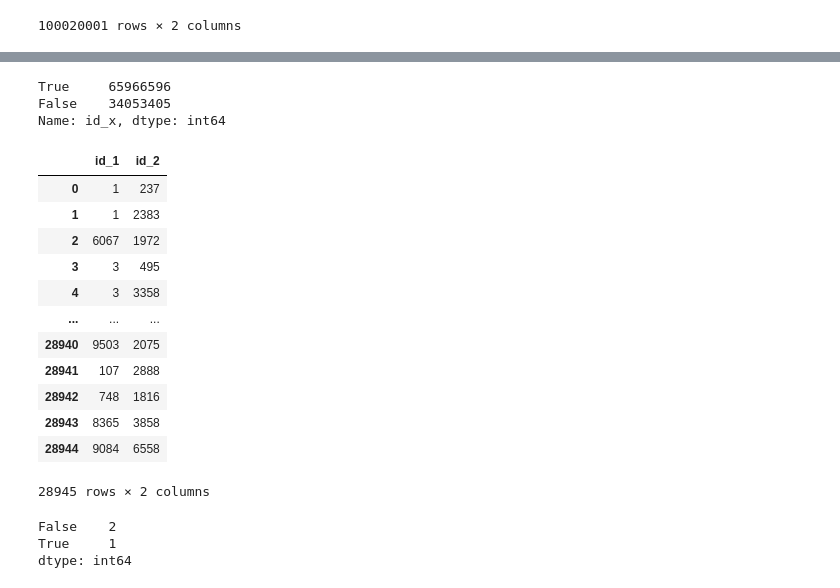
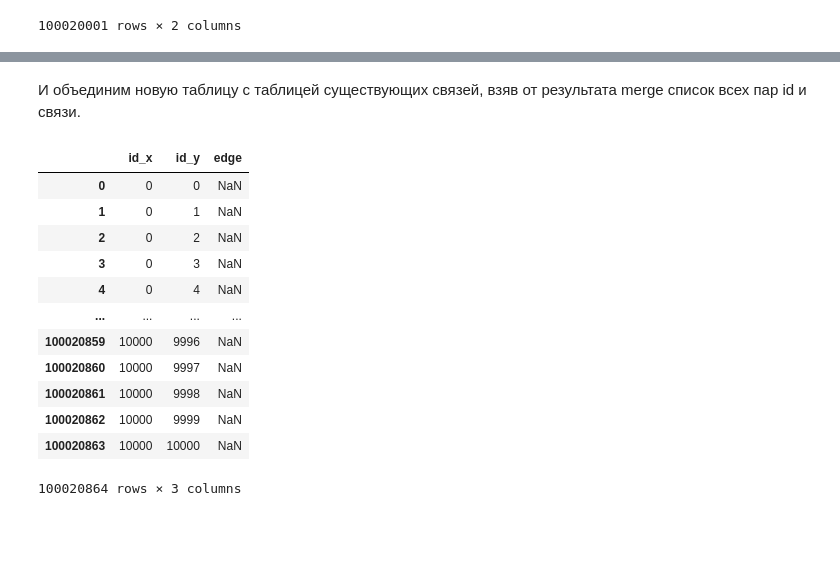
Before and after one commit to Cat-in-box/ml-social-graphs, a Jupyter notebook: git_social_graphs.ipynb, the cells around one changed output, grey strips where cells are left out. Saved outputs shown, nothing was run; the diff lists cells and outputs as text; code cells hidden in the pictures; blank space fills up the shorter version.

```diff
--- a/git_social_graphs.ipynb
+++ b/git_social_graphs.ipynb
@@ -97,22 +118,0 @@ dtype: int64
-# %%
-adjacency["id_x"].isin(edges["id_1"]).value_counts()
-# %% [output]
-True     65966596
-False    34053405
-Name: id_x, dtype: int64
-# %%
-edges
-# %% [output]
-|  | id_1 | id_2 |
-| 0 | 1 | 237 |
-| 1 | 1 | 2383 |
-| 2 | 6067 | 1972 |
-| 3 | 3 | 495 |
-| 4 | 3 | 3358 |
-| ... | ... | ... |
-| 28940 | 9503 | 2075 |
-| 28941 | 107 | 2888 |
-| 28942 | 748 | 1816 |
-| 28943 | 8365 | 3858 |
-| 28944 | 9084 | 6558 |
-28945 rows × 2 columns
@@ -122,6 +119,20 @@ df2 = pd.Series([True, False, True])
-# %%
-df1.multiply(df2).value_counts()
-# %% [output]
-False    2
-True     1
-dtype: int64
+# %% [markdown]
+И объединим новую таблицу с таблицей существующих связей, взяв от результата merge список всех пар id и связи.
+# %%
+adjacency = adjacency.merge(edges, how="left", left_on=["id_x", "id_y"], right_on=["id_1", "id_2"], copy=False)
+adjacency = adjacency[['id_x', 'id_y', 'edge']]
+adjacency
+# %% [output]
+|  | id_x | id_y | edge |
+| 0 | 0 | 0 | NaN |
+| 1 | 0 | 1 | NaN |
+| 2 | 0 | 2 | NaN |
+| 3 | 0 | 3 | NaN |
+| 4 | 0 | 4 | NaN |
+| ... | ... | ... | ... |
+| 100020859 | 10000 | 9996 | NaN |
+| 100020860 | 10000 | 9997 | NaN |
+| 100020861 | 10000 | 9998 | NaN |
+| 100020862 | 10000 | 9999 | NaN |
+| 100020863 | 10000 | 10000 | NaN |
+100020864 rows × 3 columns
```
Also changed, not shown: parts of 24 cells of this notebook.
